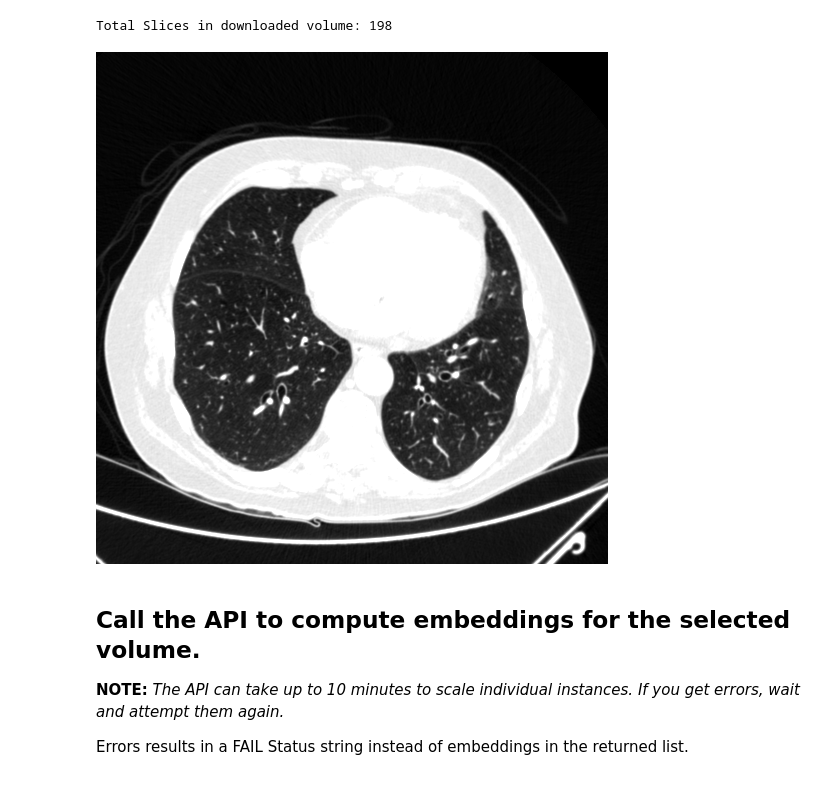
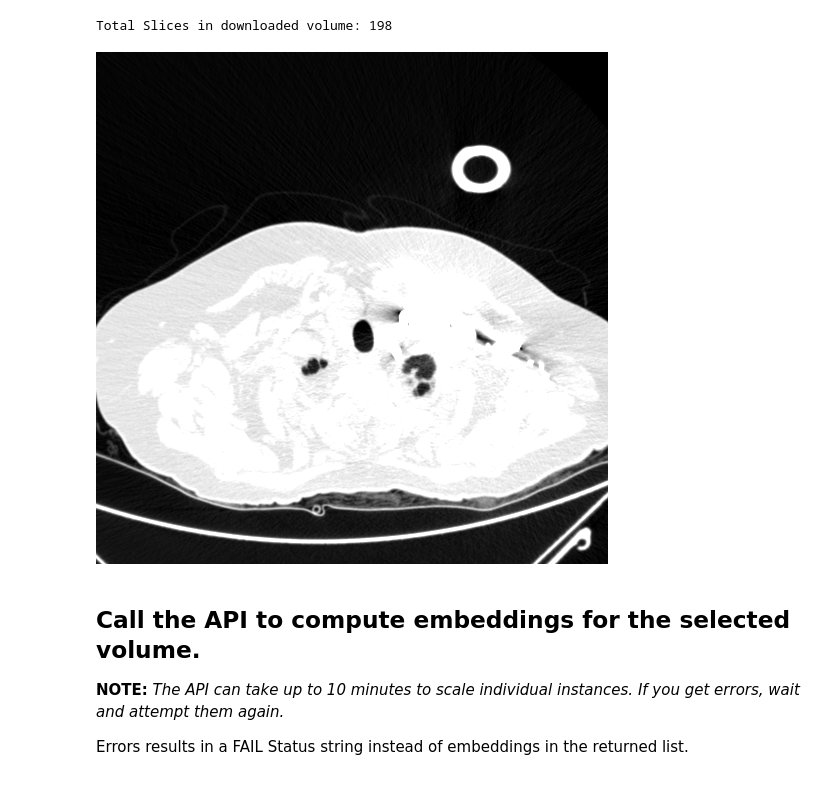
Before and after one commit to sara-hrad/AI-in-medical-imaging, a Jupyter notebook: ct-foundation/CT_Foundation_Demo.ipynb, the cells around one changed output. Cells and saved outputs as stored; diff of their text form; code cells hidden in the pictures.

```diff
--- a/ct-foundation/CT_Foundation_Demo.ipynb
+++ b/ct-foundation/CT_Foundation_Demo.ipynb
@@ -610,18 +614,18 @@ print(f'Total Slices in downloaded volume: {len(volume_as_bytes)}')
 Total Slices in downloaded volume: 198
 # %%
 #@title Render a single slice
-SLICE_TO_RENDER = 100
+SLICE_TO_RENDER = 50
 example_dicom = pydicom.dcmread(io.BytesIO(volume_as_bytes[SLICE_TO_RENDER]))
 
 arr_unsigned = example_dicom.pixel_array.copy()
 arr_unsigned = arr_unsigned.astype(np.float32)
 arr_unsigned[arr_unsigned <0] = 0
 arr_unsigned[arr_unsigned >1000] = 1000
 arr_unsigned = (arr_unsigned / 1000) * 255
 arr_unsigned = arr_unsigned.astype(np.uint8)
 Image.fromarray(arr_unsigned, mode='L')
 # %% [output]
-[figure, old version]
+[figure, new version]
 # %% [markdown]
 ## Call the API to compute embeddings for the selected volume.
 
```
Also changed, not shown: parts of 5 cells of this notebook.
